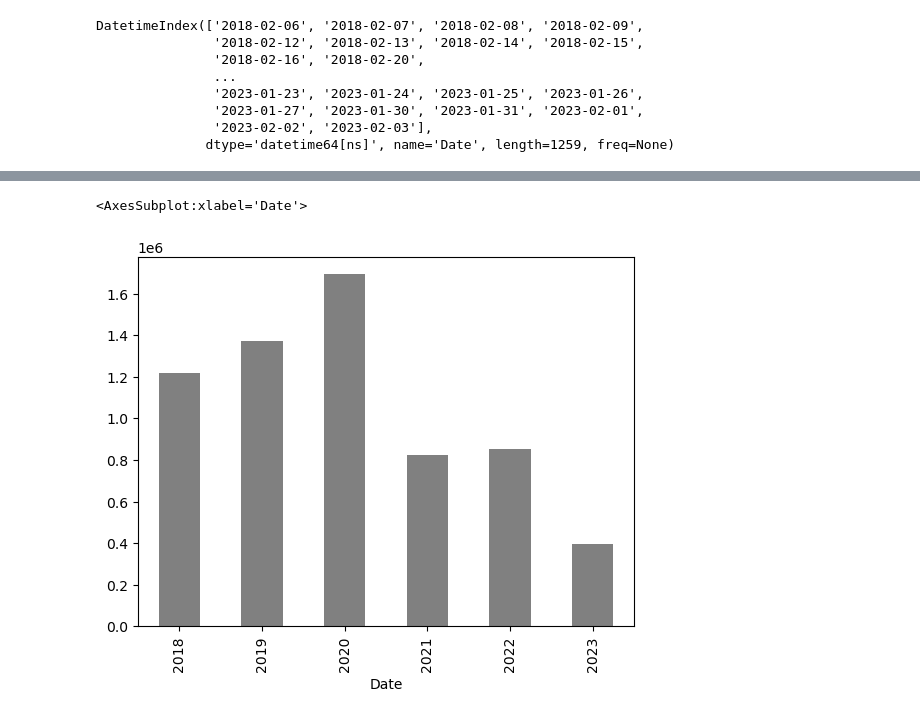
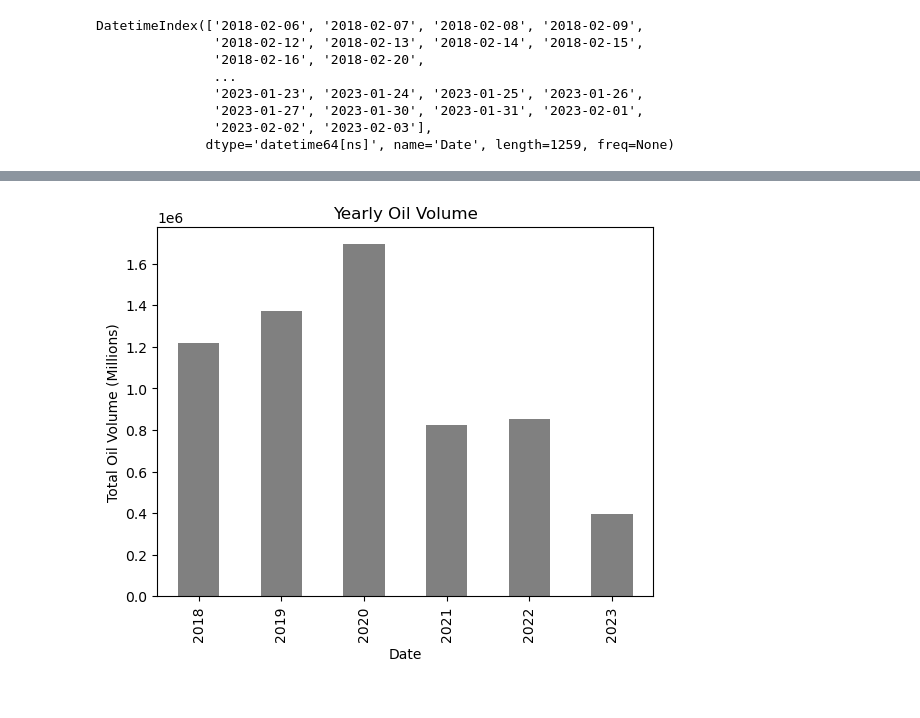
Before and after one commit to gbarn777/project-one, a Jupyter notebook: project1_v3.ipynb, the cells around one changed output, grey strips where cells are left out. Cells and saved outputs as stored; diff of their text form; code cells hidden in the pictures.

```diff
--- a/project1_v3.ipynb
+++ b/project1_v3.ipynb
@@ -193,6 +165,8 @@ date_index_df.oil_volume.resample("Y").max().plot(kind="bar" , color="grey" , al
 # %%
 ###############
 clean_oil_gold_df.groupby(clean_oil_gold_df["Date"].dt.to_period('Y'))['oil_volume'].max().plot(kind="bar" , color="grey" , align="center")
+plt.ylabel("Total Oil Volume (Millions)" )
+plt.title("Yearly Oil Volume")
+plt.savefig("Output/Total_Oil_Volume_Yearly.png")
 # %% [output]
-<AxesSubplot:xlabel='Date'>
-[figure, old version]
+[figure, new version]
```
Also changed, not shown: parts of 23 cells of this notebook, 16 other files.
